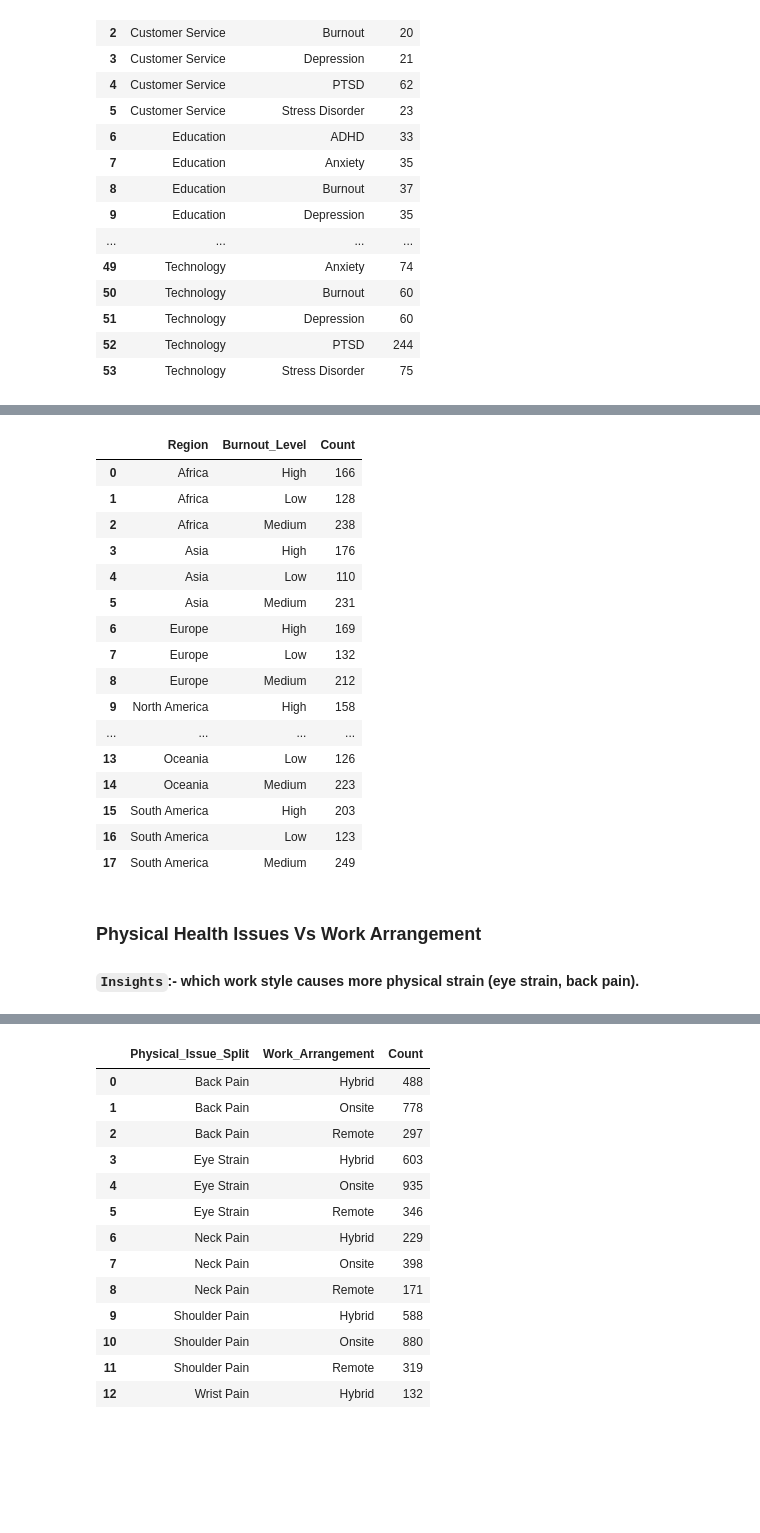
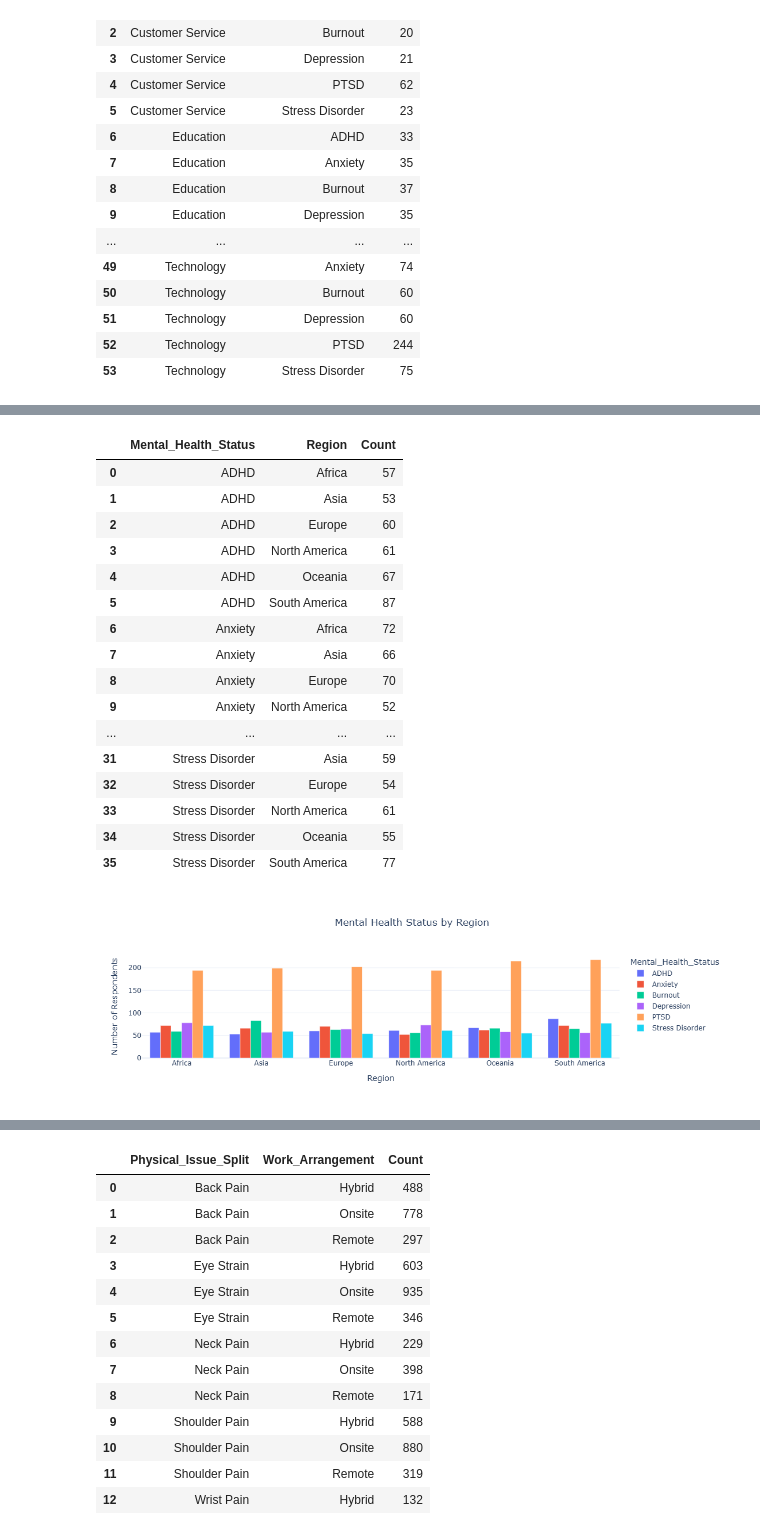
Before and after one commit to Sharn31/Remote-Work-Health-Impact-Survey-2025, a Jupyter notebook: remote_job_june_2025.ipynb, the cells around one changed output, grey strips where cells are left out. Cells and saved outputs as stored; diff of their text form; code cells hidden in the pictures; blank space fills up the shorter version.

```diff
--- a/remote_job_june_2025.ipynb
+++ b/remote_job_june_2025.ipynb
@@ -428,22 +436,33 @@ fig.show()
+# %%
+mental_region = df.groupby(["Mental_Health_Status", "Region"]).size().reset_index(name="Count")
+mental_region
+# %% [output]
+|  | Mental_Health_Status | Region | Count |
+| 0 | ADHD | Africa | 57 |
+| 1 | ADHD | Asia | 53 |
+| 2 | ADHD | Europe | 60 |
+| 3 | ADHD | North America | 61 |
+| 4 | ADHD | Oceania | 67 |
+| 5 | ADHD | South America | 87 |
+| 6 | Anxiety | Africa | 72 |
+| 7 | Anxiety | Asia | 66 |
+| 8 | Anxiety | Europe | 70 |
+| 9 | Anxiety | North America | 52 |
+| ... | ... | ... | ... |
+| 31 | Stress Disorder | Asia | 59 |
+| 32 | Stress Disorder | Europe | 54 |
+| 33 | Stress Disorder | North America | 61 |
+| 34 | Stress Disorder | Oceania | 55 |
+| 35 | Stress Disorder | South America | 77 |
 # %%
-###Thik Krna aa
-region_burnout = df.groupby(['Region', 'Burnout_Level']).size().reset_index(name='Count')
-region_burnout
+fig = px.bar(mental_region,x="Region",y="Count",color="Mental_Health_Status",barmode="group",orientation='v',
+        title='Mental Health Status by Region')
+
+fig.update_layout(
+xaxis_title="Region",
+yaxis_title="Number of Respondents",
+title_x=0.5,
+template="plotly_white"
+)
 # %% [output]
-|  | Region | Burnout_Level | Count |
-| 0 | Africa | High | 166 |
-| 1 | Africa | Low | 128 |
-| 2 | Africa | Medium | 238 |
-| 3 | Asia | High | 176 |
-| 4 | Asia | Low | 110 |
-| 5 | Asia | Medium | 231 |
-| 6 | Europe | High | 169 |
-| 7 | Europe | Low | 132 |
-| 8 | Europe | Medium | 212 |
-| 9 | North America | High | 158 |
-| ... | ... | ... | ... |
-| 13 | Oceania | Low | 126 |
-| 14 | Oceania | Medium | 223 |
-| 15 | South America | High | 203 |
-| 16 | South America | Low | 123 |
-| 17 | South America | Medium | 249 |
+[figure, added]
@@ -456,3 +468,0 @@ fig.show()
-# %% [markdown]
-### Physical Health Issues Vs Work Arrangement
-#### `Insights`:- which work style causes more physical strain (eye strain, back pain).
```
Also changed, not shown: parts of 34 cells of this notebook, 1 other file.
